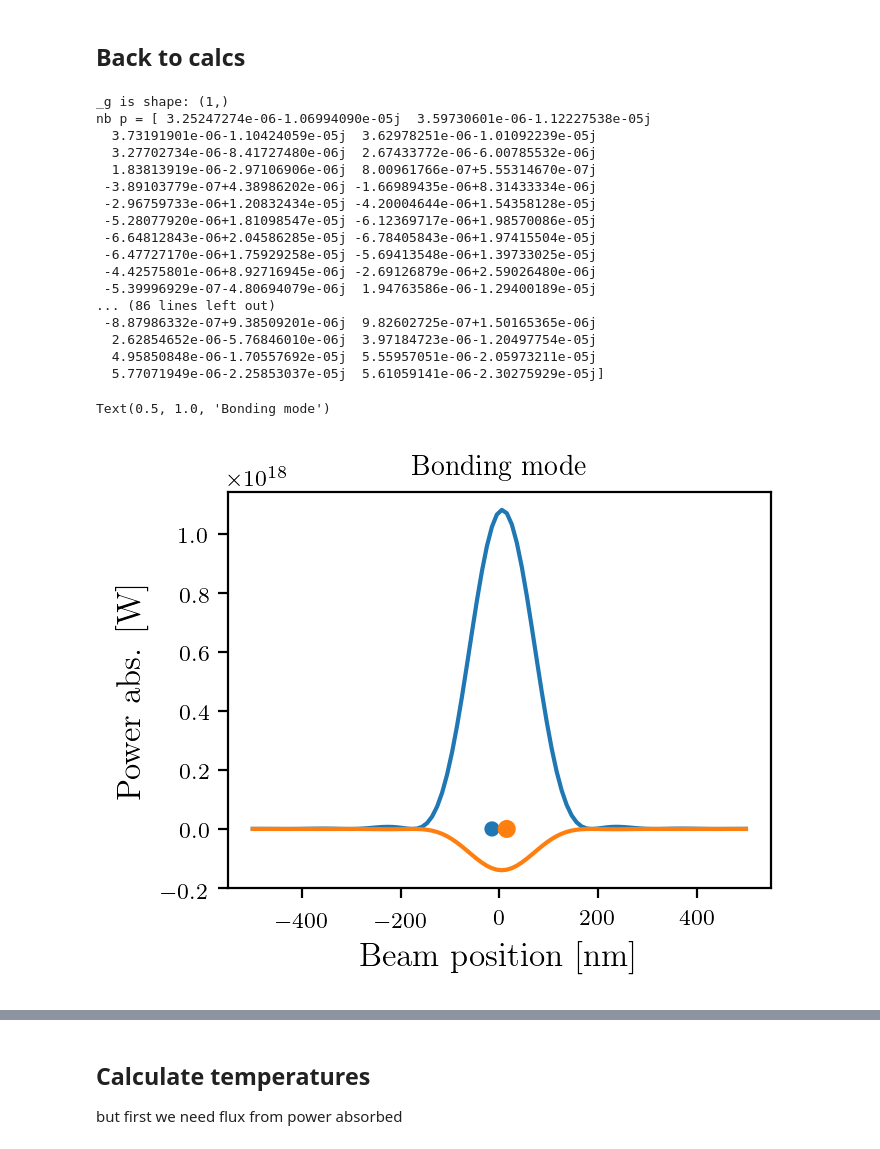
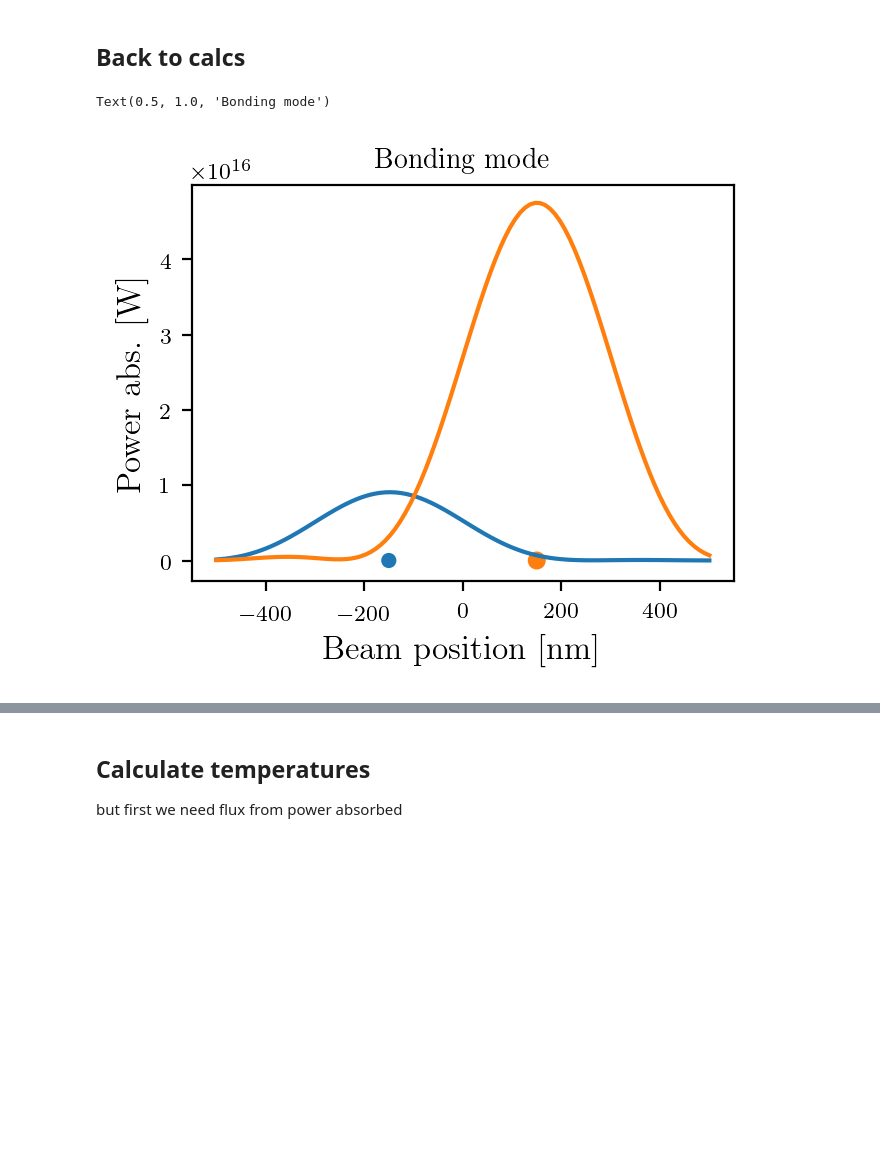
Before and after one commit to HarrisonGoldwyn/photothermal_image_model, a Jupyter notebook: python/hetero_Coupled_scattering.ipynb, the cells around one changed output, grey strips where cells are left out. Drawn from its saved outputs; the diff is of its cells as text; code cells hidden in the pictures; blank space fills up the shorter version.

Commit message:
Photothermal images looking better now that I refactored to use more code from misloc.coupled_dipoles

```diff
--- a/python/hetero_Coupled_scattering.ipynb
+++ b/python/hetero_Coupled_scattering.ipynb
@@ -73,8 +73,8 @@ eps_back = 1.473**2
 
 # del_d = 4*a1
 
-d = 3*a1
-d_col_nm = np.array([[d, 0, 0]])*1e-7
+d = 30*a1
+d_col_cm = np.array([[d, 0, 0]])*1e-7
 
 hw = 2.2
 sensorsize_nm = 1000
@@ -146,7 +146,7 @@ def coupled_dips_of_w(w):
     return  cp.coupled_dip_mags_both_driven(
         mol_angle=0,
         plas_angle=0,
-        d_col = d_col_nm,
+        d_col = d_col_cm,
         E_d_angle=None,
         drive_hbar_w=w*hbar,
         alpha0_diag=alpha_1_of_hw(w*hbar),
@@ -156,7 +156,7 @@ def coupled_dips_of_w(w):
 
 coupled_scattering = cp.sigma_scat_coupled(
     dipoles_moments_per_omega=coupled_dips_of_w,
-    d_col=d_col_nm,
+    d_col=d_col_cm,
     drive_hbar_w=plot_hws,
     n_b=eps_back**0.5,
     E_0=Eplane,)
@@ -533,63 +286,47 @@ bond_alpha_2 = alpha_2_of_hw(bond_enei)
 # %%
 obs_points = np.linspace(-sensorsize_nm/2, sensorsize_nm/2, 100)*1e-7
 
-bond_pow_test_1 = pow_abs_coupled(
-    x_obs=obs_points,
-    x_dip=-d*1e-7/2,
-    x_that_dip=d*1e-7/2,
-    w=bond_enei/hbar,
-    d=d*1e-7,
-    alpha=bond_alpha_1[0,0],
-    that_alpha=bond_alpha_2[0,0],
-    probe_E=Eplane,
-    n_b=n0,
-    imaging_mode='cf'
+bond_p1_pumped, bond_p2_pumped = cp.coupled_dip_mags_focused_beam(
+    mol_angle=0,
+    plas_angle=0,
+    d_col = -d_col_cm,
+    p0_position=-d_col_cm/2,
+    beam_x_positions=obs_points,
+    E_d_angle=0,
+    drive_hbar_w=bond_enei,
+    alpha0_diag=alpha_1_of_hw(bond_enei),
+    alpha1_diag=alpha_2_of_hw(bond_enei),
+    n_b=eps_back**0.5,
+    drive_amp=Eplane,
+    return_polarizabilities=False,
     )
 
-bond_pow_test_2 = pow_abs_coupled(
-    x_obs=obs_points,
-    x_dip=+d*1e-7/2,
-    x_that_dip=-d*1e-7/2,
-    w=bond_enei/hbar,
-    d=d*1e-7,
-    alpha=bond_alpha_2[0,0],
-    that_alpha=bond_alpha_1[0,0],
-    probe_E=Eplane,
-    n_b=n0,
-    imaging_mode='cf'
-    )
+bond_p1_pumped_pow = cp.power_absorped(
+    bond_p1_pumped,
+    alpha_1_of_hw(bond_enei),
+    bond_enei,
+    n_b=eps_back**0.5)
 
-plt.plot(obs_points*1e7, bond_pow_test_1*1e-7)
-plt.plot(obs_points*1e7, bond_pow_test_2*1e-7)
+bond_p2_pumped_pow = cp.power_absorped(
+    bond_p2_pumped,
+    alpha_2_of_hw(bond_enei),
+    bond_enei,
+    n_b=eps_back**0.5)
+
+plt.plot(obs_points*1e7, bond_p1_pumped_pow*1e-7)
+plt.plot(obs_points*1e7, bond_p2_pumped_pow*1e-7)
 
 # plt.plot(obs_points*1e7, bond_pow_test_1+bond_pow_test_2)
 # plt.plot(obs_points*1e7, bond_pow_test_2)
 plt.xlabel('Beam position [nm]')
 plt.ylabel('Power abs. [W]')
 ## plot positions
 plt.scatter(
     np.asarray([-1, 1])*d/2,
     [0,0],
     c=['C0','C1'],
     s=[a1*2,a2*2])
 plt.title('Bonding mode', fontsize=10)
 # %% [output]
-_g is shape: (1,)
-nb p = [ 3.25247274e-06-1.06994090e-05j  3.59730601e-06-1.12227538e-05j
-  3.73191901e-06-1.10424059e-05j  3.62978251e-06-1.01092239e-05j
-  3.27702734e-06-8.41727480e-06j  2.67433772e-06-6.00785532e-06j
-  1.83813919e-06-2.97106906e-06j  8.00961766e-07+5.55314670e-07j
- -3.89103779e-07+4.38986202e-06j -1.66989435e-06+8.31433334e-06j
- -2.96759733e-06+1.20832434e-05j -4.20004644e-06+1.54358128e-05j
- -5.28077920e-06+1.81098547e-05j -6.12369717e-06+1.98570086e-05j
- -6.64812843e-06+2.04586285e-05j -6.78405843e-06+1.97415504e-05j
- -6.47727170e-06+1.75929258e-05j -5.69413548e-06+1.39733025e-05j
- -4.42575801e-06+8.92716945e-06j -2.69126879e-06+2.59026480e-06j
- -5.39996929e-07-4.80694079e-06j  1.94763586e-06-1.29400189e-05j
-... (86 lines left out)
- -8.87986332e-07+9.38509201e-06j  9.82602725e-07+1.50165365e-06j
-  2.62854652e-06-5.76846010e-06j  3.97184723e-06-1.20497754e-05j
-  4.95850848e-06-1.70557692e-05j  5.55957051e-06-2.05973211e-05j
-  5.77071949e-06-2.25853037e-05j  5.61059141e-06-2.30275929e-05j]
+Text(0.5, 1.0, 'Bonding mode')
-Text(0.5, 1.0, 'Bonding mode')
-[figure, old version]
+[figure, new version]
```
Also changed, not shown: parts of 34 cells of this notebook, 1 other file.
